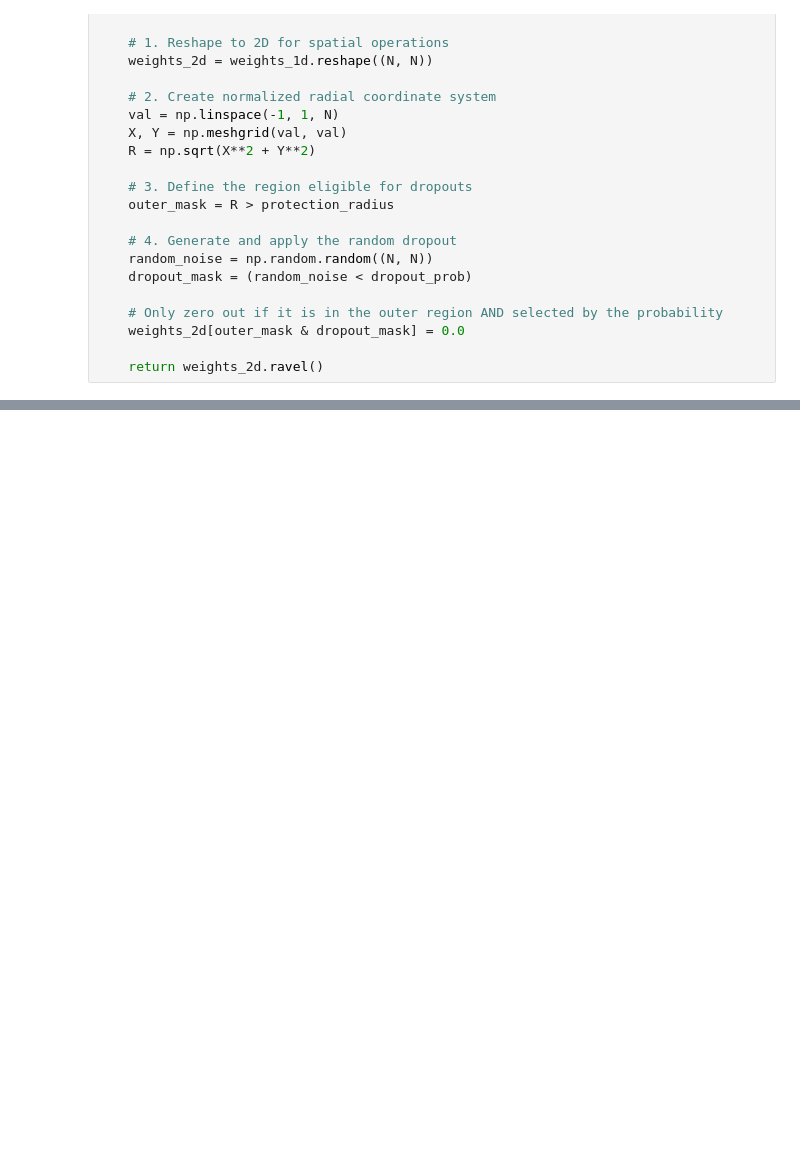
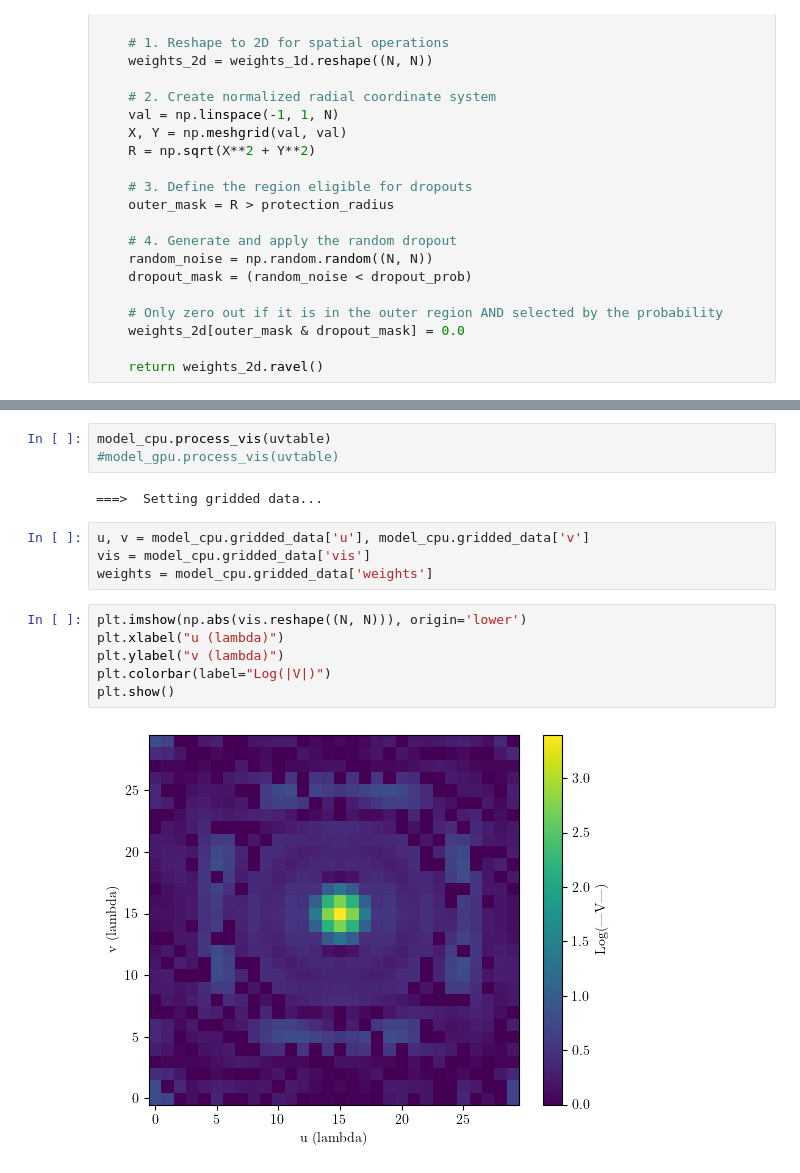
Before and after one commit to mariajmellado/frank2d, a Jupyter notebook: Testing/test.ipynb, the cells around one changed output, grey strips where cells are left out. Cells and saved outputs as stored; diff of their text form; blank space fills up the shorter version.

```diff
--- a/Testing/test.ipynb
+++ b/Testing/test.ipynb
@@ -327,0 +362,17 @@ simulated_obs()
+# %%
+model_cpu.process_vis(uvtable)
+#model_gpu.process_vis(uvtable)
+# %% [output]
+===>  Setting gridded data...
+# %%
+u, v = model_cpu.gridded_data['u'], model_cpu.gridded_data['v']
+vis = model_cpu.gridded_data['vis']
+weights = model_cpu.gridded_data['weights']
+# %%
+plt.imshow(np.abs(vis.reshape((N, N))), origin='lower')
+plt.xlabel("u (lambda)")
+plt.ylabel("v (lambda)")
+plt.colorbar(label="Log(|V|)")
+plt.show()
+# %% [output]
+[figure, added]
```
Also changed, not shown: parts of 4 cells of this notebook, 1 other file.
